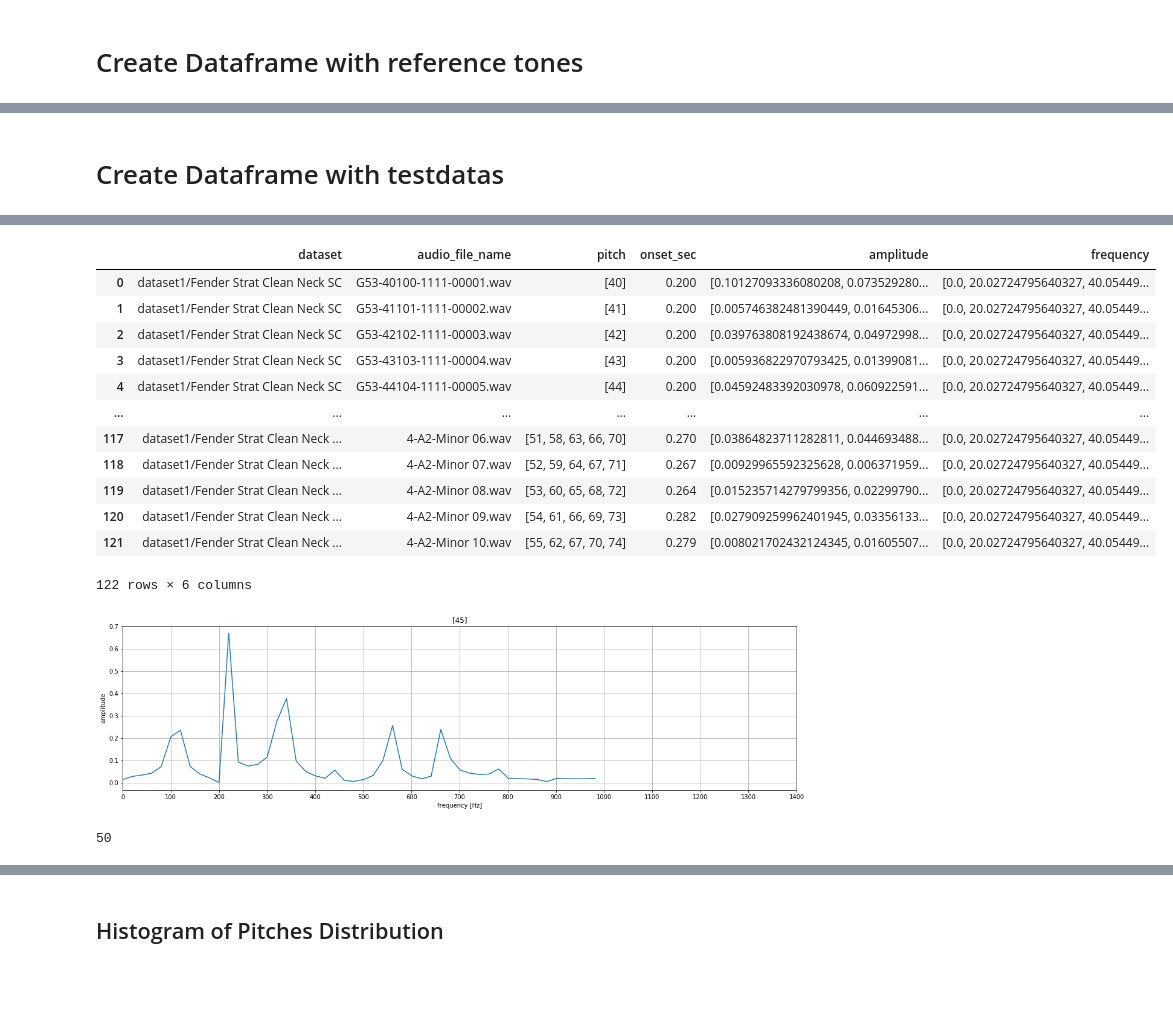
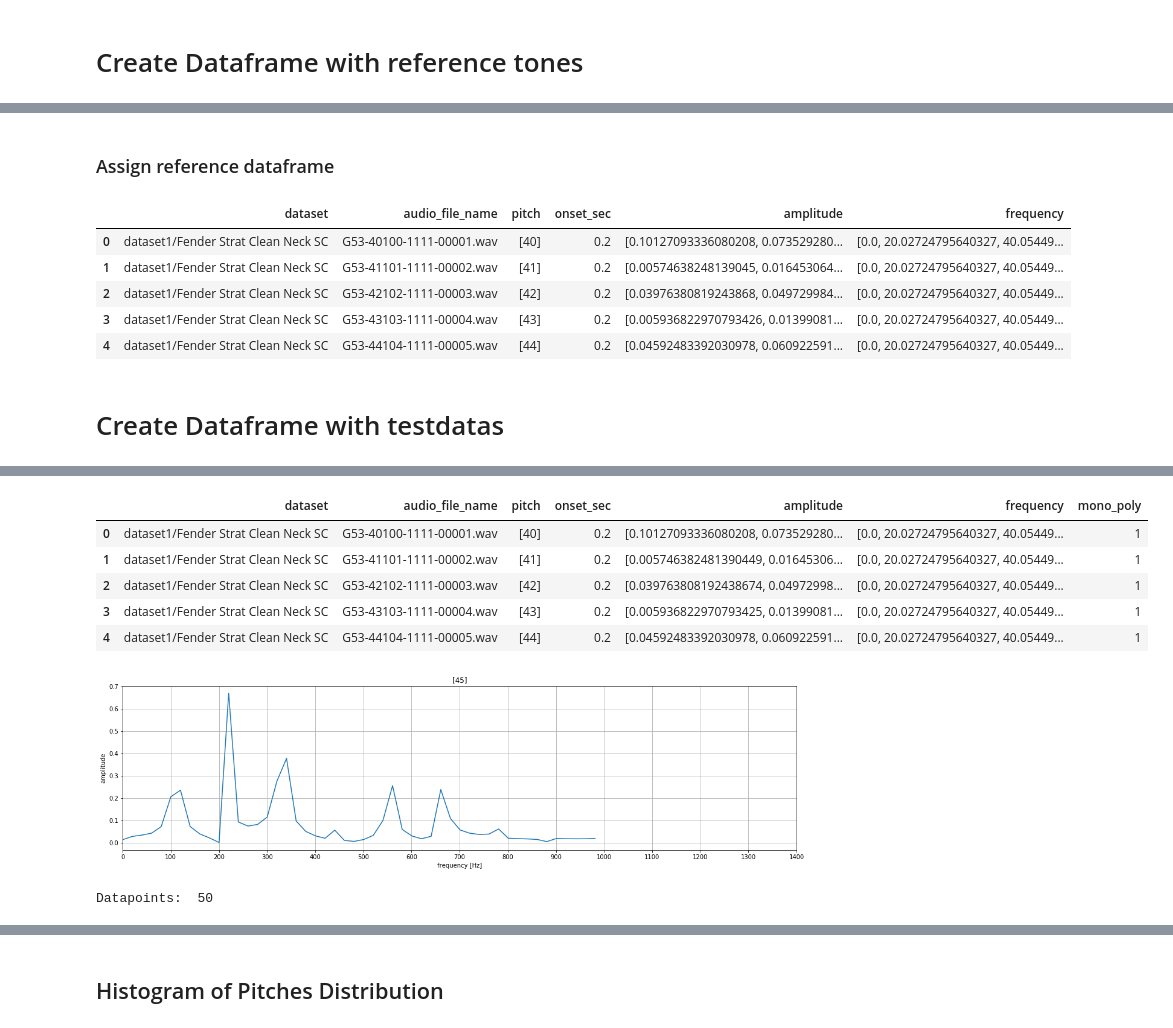
Before and after one commit to deiruch/AMt, a Jupyter notebook: AMt_Regularisation.ipynb, the cells around one changed output, grey strips where cells are left out. Saved outputs shown, nothing was run; the diff lists cells and outputs as text; code cells hidden in the pictures; blank space fills up the shorter version.

```diff
--- a/AMt_Regularisation.ipynb
+++ b/AMt_Regularisation.ipynb
@@ -38,8 +78,21 @@ Wall time: 618 ms
+# %% [markdown]
+### Assign reference dataframe
+# %%
+#df_ref_mod = df_ref_unique
+df_ref_mod = df_ref_merge
+df_ref_mod.head()
+# %% [output]
+|  | dataset | audio_file_name | pitch | onset_sec | amplitude | frequency |
+| 0 | dataset1/Fender Strat Clean Neck SC | G53-40100-1111-00001.wav | [40] | 0.2 | [0.10127093336080208, 0.073529280... | [0.0, 20.02724795640327, 40.05449... |
+| 1 | dataset1/Fender Strat Clean Neck SC | G53-41101-1111-00002.wav | [41] | 0.2 | [0.00574638248139045, 0.016453064... | [0.0, 20.02724795640327, 40.05449... |
+| 2 | dataset1/Fender Strat Clean Neck SC | G53-42102-1111-00003.wav | [42] | 0.2 | [0.03976380819243868, 0.049729984... | [0.0, 20.02724795640327, 40.05449... |
+| 3 | dataset1/Fender Strat Clean Neck SC | G53-43103-1111-00004.wav | [43] | 0.2 | [0.005936822970793426, 0.01399081... | [0.0, 20.02724795640327, 40.05449... |
+| 4 | dataset1/Fender Strat Clean Neck SC | G53-44104-1111-00005.wav | [44] | 0.2 | [0.04592483392030978, 0.060922591... | [0.0, 20.02724795640327, 40.05449... |
 # %% [markdown]
 # Create Dataframe with testdatas
 # %%
 %%time
-# paths testdata
+df_test = pd.DataFrame(columns=df_cols)
 
 path_testdata = [
     path_main + 'dataset1/Fender Strat Clean Neck SC/',
@@ -48,10 +101,13 @@ path_testdata = [
     path_main + 'dataset1/Ibanez Power Strat Clean Bridge HU Chords/',
     path_main + 'dataset1/Ibanez Power Strat Clean Bridge+Neck SC/',
     path_main + 'dataset1/Ibanez Power Strat Clean Neck HU/',
-    path_main + 'dataset2/']
+    path_main + 'dataset2/',
+    path_main + 'datasetRecording/']
 
-for path in path_testdata[:2]:
-    df_act = read_xml_to_df(path, df_cols, offset_sec, duration_sec, sampl_fac, num_data_points)
+for path in path_testdata[:1]:
+    df_act = read_xml_to_df(path, df_cols, offset_sec, duration_sec, num_data_points)
     df_test = df_test.append(df_act, ignore_index=True)
-df_test
+
+df_test['mono_poly'] = df_test.pitch.apply(lambda x: len(x))
+df_test.head()
 # %% [output]
@@ -59,20 +115,13 @@ Wall time: 1.35 s
-|  | dataset | audio_file_name | pitch | onset_sec | amplitude | frequency |
-| 0 | dataset1/Fender Strat Clean Neck SC | G53-40100-1111-00001.wav | [40] | 0.200 | [0.10127093336080208, 0.073529280... | [0.0, 20.02724795640327, 40.05449... |
-| 1 | dataset1/Fender Strat Clean Neck SC | G53-41101-1111-00002.wav | [41] | 0.200 | [0.005746382481390449, 0.01645306... | [0.0, 20.02724795640327, 40.05449... |
-| 2 | dataset1/Fender Strat Clean Neck SC | G53-42102-1111-00003.wav | [42] | 0.200 | [0.039763808192438674, 0.04972998... | [0.0, 20.02724795640327, 40.05449... |
-| 3 | dataset1/Fender Strat Clean Neck SC | G53-43103-1111-00004.wav | [43] | 0.200 | [0.005936822970793425, 0.01399081... | [0.0, 20.02724795640327, 40.05449... |
-| 4 | dataset1/Fender Strat Clean Neck SC | G53-44104-1111-00005.wav | [44] | 0.200 | [0.04592483392030978, 0.060922591... | [0.0, 20.02724795640327, 40.05449... |
-| ... | ... | ... | ... | ... | ... | ... |
-| 117 | dataset1/Fender Strat Clean Neck ... | 4-A2-Minor 06.wav | [51, 58, 63, 66, 70] | 0.270 | [0.03864823711282811, 0.044693488... | [0.0, 20.02724795640327, 40.05449... |
-| 118 | dataset1/Fender Strat Clean Neck ... | 4-A2-Minor 07.wav | [52, 59, 64, 67, 71] | 0.267 | [0.00929965592325628, 0.006371959... | [0.0, 20.02724795640327, 40.05449... |
-| 119 | dataset1/Fender Strat Clean Neck ... | 4-A2-Minor 08.wav | [53, 60, 65, 68, 72] | 0.264 | [0.015235714279799356, 0.02299790... | [0.0, 20.02724795640327, 40.05449... |
-| 120 | dataset1/Fender Strat Clean Neck ... | 4-A2-Minor 09.wav | [54, 61, 66, 69, 73] | 0.282 | [0.027909259962401945, 0.03356133... | [0.0, 20.02724795640327, 40.05449... |
-| 121 | dataset1/Fender Strat Clean Neck ... | 4-A2-Minor 10.wav | [55, 62, 67, 70, 74] | 0.279 | [0.008021702432124345, 0.01605507... | [0.0, 20.02724795640327, 40.05449... |
+|  | dataset | audio_file_name | pitch | onset_sec | amplitude | frequency | mono_poly |
+| 0 | dataset1/Fender Strat Clean Neck SC | G53-40100-1111-00001.wav | [40] | 0.2 | [0.10127093336080208, 0.073529280... | [0.0, 20.02724795640327, 40.05449... | 1 |
+| 1 | dataset1/Fender Strat Clean Neck SC | G53-41101-1111-00002.wav | [41] | 0.2 | [0.005746382481390449, 0.01645306... | [0.0, 20.02724795640327, 40.05449... | 1 |
+| 2 | dataset1/Fender Strat Clean Neck SC | G53-42102-1111-00003.wav | [42] | 0.2 | [0.039763808192438674, 0.04972998... | [0.0, 20.02724795640327, 40.05449... | 1 |
+| 3 | dataset1/Fender Strat Clean Neck SC | G53-43103-1111-00004.wav | [43] | 0.2 | [0.005936822970793425, 0.01399081... | [0.0, 20.02724795640327, 40.05449... | 1 |
+| 4 | dataset1/Fender Strat Clean Neck SC | G53-44104-1111-00005.wav | [44] | 0.2 | [0.04592483392030978, 0.060922591... | [0.0, 20.02724795640327, 40.05449... | 1 |
-122 rows × 6 columns
 # %%
 pitch = 6
 plot_freq_domain(df_test.frequency[pitch], df_test.amplitude[pitch], df_test.pitch[pitch])
-len(df_test.amplitude[pitch])
+print('Datapoints: ', len(df_ref.amplitude[pitch]))
 # %% [output]
 [figure]
-50
+Datapoints:  50
```
Also changed, not shown: parts of 44 cells of this notebook, 2 other files.
